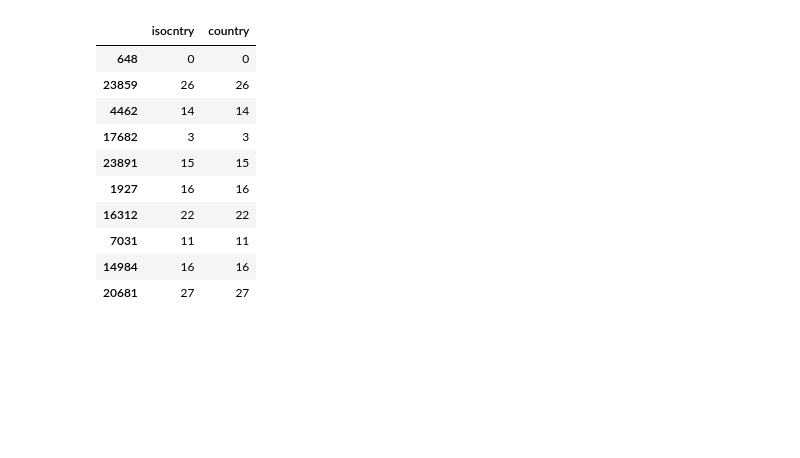
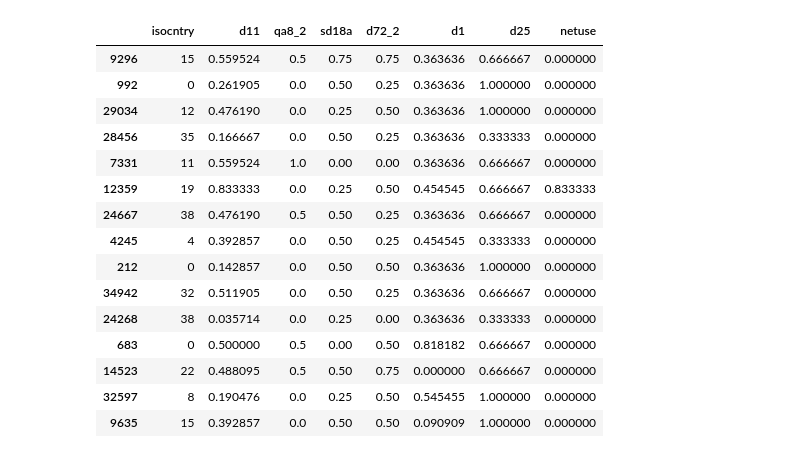
Before and after one commit to ACMCMC/JEurobarometer, a Jupyter notebook: tests.ipynb, the cells around one changed output. Cells and saved outputs as stored; diff of their text form; code cells hidden in the pictures; blank space fills up the shorter version.

```diff
--- a/tests.ipynb
+++ b/tests.ipynb
@@ -22,6 +47,8 @@ pd_ds = pd_ds[~pd_ds['d11'].isin(['Refusal/Implausible', '15 years', '98 years']
 # Remove the category 'Refusal (SPONT.)' from the column 'd1'
 pd_ds = pd_ds[~pd_ds['d1'].isin(['Refusal (SPONT.)'])]
 
+mappings = {}
+
 with pd.option_context('display.max_colwidth', None, 'display.max_rows', 3, 'display.max_columns', None):
     display(pd_ds.head(5))
     for col in pd_ds.columns:
@@ -30,6 +57,10 @@ with pd.option_context('display.max_colwidth', None, 'display.max_rows', 3, 'dis
         display(pd_ds[col].astype('category').cat.categories)
         original_series = pd_ds[col]
         converted_series = pd_ds[col].astype('category').cat.codes
-        # Display the original series and the converted series side by side
-        display(pd.concat([original_series, converted_series], axis=1))
+        # Store the mapping of the original series and the converted series
+        mappings[col] = dict(zip(original_series, converted_series))
+        # Display the original series and the converted series side by side, sorted by the converted series
+        # Only display unique values on the first column
+        with pd.option_context('display.max_rows', None, 'display.max_columns', None):
+            display(pd.concat([original_series, converted_series], axis=1).drop_duplicates(subset=converted_series.name, keep='first').sort_values(by=0))
 # %% [output]
@@ -90,20 +137,24 @@ Index(['1 Left', '2', '3', '4', '5', '6', '7', '8', '9', '10 Right',
 # %%
 # Replace the string values with their corresponding codes
-for col in ['isocntry', 'netuse', 'd17', 'sd18a', 'd72_2', 'd1', 'd25', 'country']:
+for col in CATEGORICAL_FEATURES:
     pd_ds[col].astype('category').cat.remove_unused_categories()
     pd_ds[col] = pd_ds[col].astype('category').cat.codes
+
+pd_ds[LABEL].astype('category').cat.remove_unused_categories()
+pd_ds[LABEL] = pd_ds[LABEL].astype('category').cat.codes
 
 # Convert the dataframe column 'isocntry' into a one-hot encoded tensor
 #pd_ds['isocntry'] = pd_ds['isocntry'].map(lambda x: torch.nn.functional.one_hot(torch.tensor(x), num_classes=28))
 
 # Move the column 'country' to the end of the dataframe
-countries = pd_ds['country']
-pd_ds = pd_ds.drop(columns=['country'])
-pd_ds['country'] = countries
+#countries = pd_ds['country']
+#pd_ds = pd_ds.drop(columns=['country'])
+#pd_ds['country'] = countries
 
 # Covert the age column 'd11' into an integer
-pd_ds['d11'] = pd_ds['d11'].astype('category').cat.remove_unused_categories()
-pd_ds['d11'] = pd_ds['d11'].astype('int')
+for col in NUMERIC_FEATURES:
+    pd_ds[col] = pd_ds[col].astype('category').cat.remove_unused_categories()
+    pd_ds[col] = pd_ds[col].astype('int')
 
 with pd.option_context('display.max_colwidth', None, 'display.max_rows', None, 'display.max_columns', None):
     display(pd_ds.head(1))
@@ -114,14 +165,8 @@ with pd.option_context('display.max_colwidth', None, 'display.max_rows', None, '
 # Perform normalization of the columns
 from sklearn.preprocessing import MinMaxScaler
 scaler = MinMaxScaler()
-pd_ds['d11'] = scaler.fit_transform(pd_ds['d11'].values.reshape(-1, 1))
-pd_ds['d1'] = scaler.fit_transform(pd_ds['d1'].values.reshape(-1, 1))
-pd_ds['netuse'] = scaler.fit_transform(pd_ds['netuse'].values.reshape(-1, 1))
-pd_ds['sd18a'] = scaler.fit_transform(pd_ds['sd18a'].values.reshape(-1, 1))
-pd_ds['d72_2'] = scaler.fit_transform(pd_ds['d72_2'].values.reshape(-1, 1))
-pd_ds['d17'] = scaler.fit_transform(pd_ds['d17'].values.reshape(-1, 1))
-pd_ds['d25'] = scaler.fit_transform(pd_ds['d25'].values.reshape(-1, 1))
-#pd_ds['country'] = scaler.fit_transform(pd_ds['country'].values.reshape(-1, 1))
+for col in FEATURES:
+    pd_ds[col] = scaler.fit_transform(pd_ds[col].values.reshape(-1, 1))
 
 with pd.option_context('display.max_colwidth', None, 'display.max_rows', None, 'display.max_columns', None):
     display(pd_ds.head(5))
@@ -135,7 +180,7 @@ with pd.option_context('display.max_colwidth', None, 'display.max_rows', None, '
 # %%
 # Delete the age and political party columns
-pd_ds = pd_ds.drop(columns=['d11', 'd1', 'd25', 'd17', 'd72_2', 'sd18a', 'netuse'])
-pd_ds['country'] = pd_ds['isocntry'] / 28
+#pd_ds = pd_ds.drop(columns=['d11', 'd1', 'd25', 'd17', 'd72_2', 'sd18a', 'netuse'])
+#pd_ds['country'] = pd_ds['isocntry'] / 28
 # Generate a random number between 0 and 27 for each row
 #pd_ds['country'] = pd_ds['isocntry'].map(lambda x: torch.randint(0, 28, (1,)).item())
 #pd_ds['isocntry'] = pd_ds['country']
@@ -253,16 +305,21 @@ dataiter = iter(pd_ds)
 traced_script_module = torch.jit.trace(net, inputs)
 traced_script_module.save("model.pt")
 # %%
-test.head(10)
+test.head(15)
 # %% [output]
-|  | isocntry | country |
-| 648 | 0 | 0 |
-| 23859 | 26 | 26 |
-| 4462 | 14 | 14 |
-| 17682 | 3 | 3 |
-| 23891 | 15 | 15 |
-| 1927 | 16 | 16 |
-| 16312 | 22 | 22 |
-| 7031 | 11 | 11 |
-| 14984 | 16 | 16 |
-| 20681 | 27 | 27 |
+|  | isocntry | d11 | qa8_2 | sd18a | d72_2 | d1 | d25 | netuse |
+| 9296 | 15 | 0.559524 | 0.5 | 0.75 | 0.75 | 0.363636 | 0.666667 | 0.000000 |
+| 992 | 0 | 0.261905 | 0.0 | 0.50 | 0.25 | 0.363636 | 1.000000 | 0.000000 |
+| 29034 | 12 | 0.476190 | 0.0 | 0.25 | 0.50 | 0.363636 | 1.000000 | 0.000000 |
+| 28456 | 35 | 0.166667 | 0.0 | 0.50 | 0.25 | 0.363636 | 0.333333 | 0.000000 |
+| 7331 | 11 | 0.559524 | 1.0 | 0.00 | 0.00 | 0.363636 | 0.666667 | 0.000000 |
+| 12359 | 19 | 0.833333 | 0.0 | 0.25 | 0.50 | 0.454545 | 0.666667 | 0.833333 |
+| 24667 | 38 | 0.476190 | 0.5 | 0.50 | 0.25 | 0.363636 | 0.666667 | 0.000000 |
+| 4245 | 4 | 0.392857 | 0.0 | 0.50 | 0.25 | 0.454545 | 0.333333 | 0.000000 |
+| 212 | 0 | 0.142857 | 0.0 | 0.50 | 0.50 | 0.363636 | 1.000000 | 0.000000 |
+| 34942 | 32 | 0.511905 | 0.0 | 0.50 | 0.25 | 0.363636 | 0.666667 | 0.000000 |
+| 24268 | 38 | 0.035714 | 0.0 | 0.25 | 0.00 | 0.363636 | 0.333333 | 0.000000 |
+| 683 | 0 | 0.500000 | 0.5 | 0.00 | 0.50 | 0.818182 | 0.666667 | 0.000000 |
+| 14523 | 22 | 0.488095 | 0.5 | 0.50 | 0.75 | 0.000000 | 0.666667 | 0.000000 |
+| 32597 | 8 | 0.190476 | 0.0 | 0.25 | 0.50 | 0.545455 | 1.000000 | 0.000000 |
+| 9635 | 15 | 0.392857 | 0.0 | 0.50 | 0.50 | 0.090909 | 1.000000 | 0.000000 |
```
Also changed, not shown: parts of 9 cells of this notebook, 2 other files.
